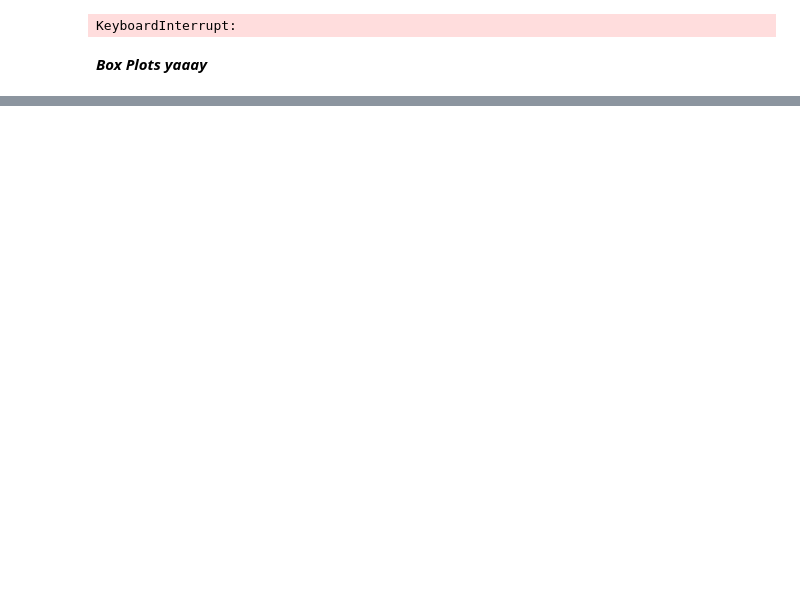
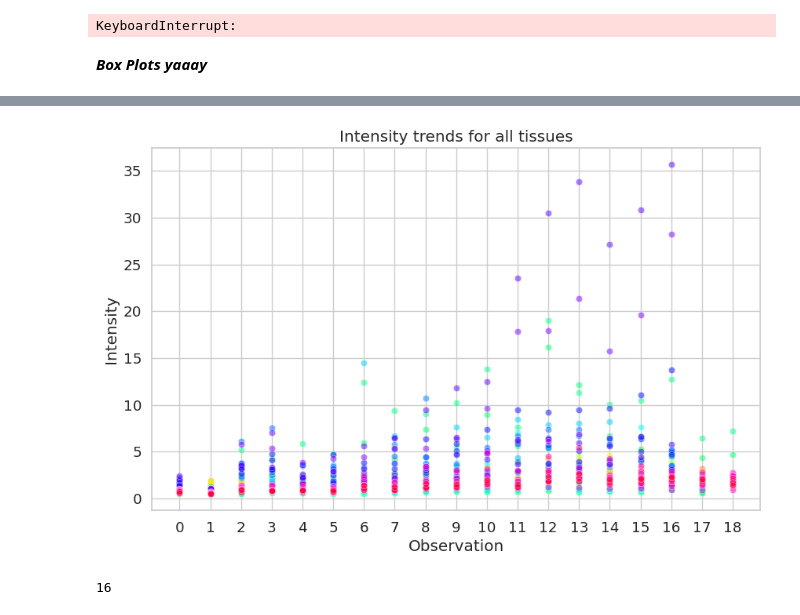
Before and after one commit to MASILab/DAPI_RegNet, a Jupyter notebook: vxl_morph/voxelmorph-dev/all_reg_metrics.ipynb, the cells around one changed output, grey strips where cells are left out. Cells and saved outputs as stored; diff of their text form; code cells hidden in the pictures; blank space fills up the shorter version.

```diff
--- a/vxl_morph/voxelmorph-dev/all_reg_metrics.ipynb
+++ b/vxl_morph/voxelmorph-dev/all_reg_metrics.ipynb
@@ -145,0 +184,23 @@ plt.show()
+# %%
+import matplotlib.ticker as ticker
+
+tissues = data_loaded['tissue'].unique()
+
+# Set the color palette
+colors = sns.color_palette('hsv', len(tissues))
+
+# Plot the intensity data for each tissue
+fig, ax = plt.subplots(figsize=(10, 6))
+for i, tissue in enumerate(tissues):
+    tissue_data = data_loaded[data_loaded['tissue'] == tissue]
+    sns.scatterplot(x=range(len(tissue_data)), y=tissue_data['intensity'], color=colors[i], alpha=0.5)
+
+# Set x-axis labels to round numbers
+ax.xaxis.set_major_locator(ticker.MultipleLocator(1))
+
+plt.xlabel('Observation')
+plt.ylabel('Intensity')
+plt.title('Intensity trends for all tissues')
+plt.show()
+# %% [output]
+[figure, added]
@@ -145,0 +212,4 @@ plt.show()
+# %%
+len(tissue_names)
+# %% [output]
+16
```
Also changed, not shown: parts of 8 cells of this notebook, 8 other files.
